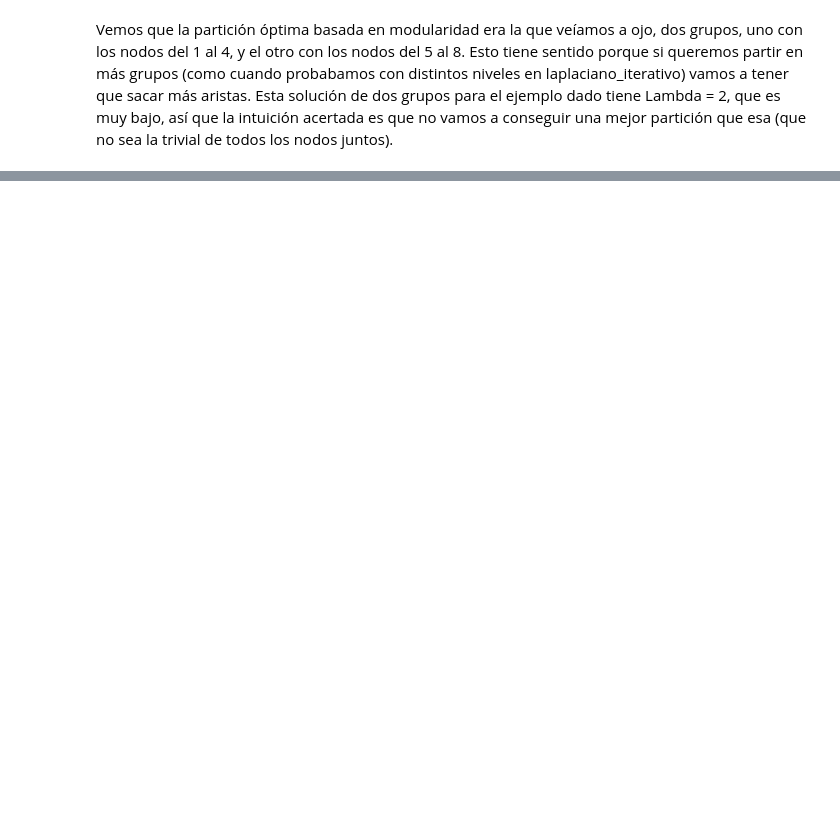
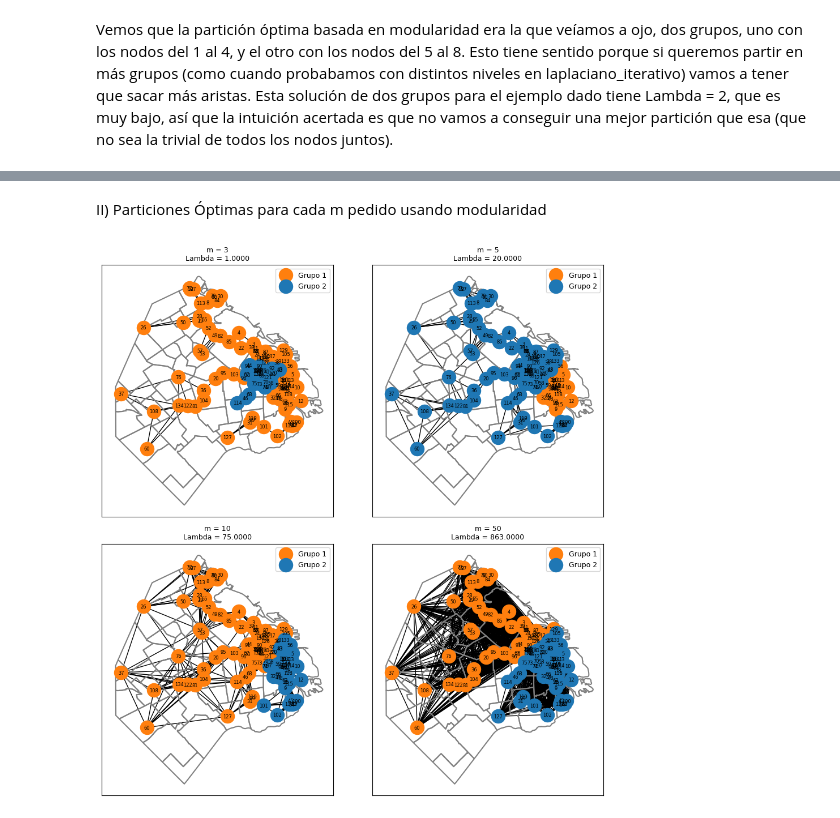
Before and after one commit to A9DJCP/TP1-ALC, a Jupyter notebook: TP1_template.ipynb, the cells around one changed output, grey strips where cells are left out. Drawn from its saved outputs; the diff is of its cells as text; code cells hidden in the pictures; blank space fills up the shorter version.

```diff
--- a/TP1_template.ipynb
+++ b/TP1_template.ipynb
@@ -1285,0 +1314,29 @@ Vemos que la partición óptima basada en modularidad era la que veíamos a ojo,
+# %% [markdown]
+II) Particiones Óptimas para cada m pedido usando modularidad
+# %%
+ms = [3, 5, 10, 50]
+
+fig, axs = plt.subplots(2, 2, figsize=(10, 10))  # 2 filas, 2 columnas
+axs = axs.flatten()
+
+for i, m in enumerate(ms):
+    A = simetrizar(construye_adyacencia(D, m))
+    L = calcula_L(A)
+    v, l, _ = metpotI2(L, 1)
+    s = np.sign(v)
+    lambda_val = calcula_lambda(L, s)
+
+    grupos = modularidad_iterativo(A)
+    M = biparticionar_grafo(A, grupos)
+    graficar_grupos(M, grupos, ax=axs[i])
+
+    axs[i].set_title(f"m = {m}\nLambda = {lambda_val:.4f}", fontsize=9)
+
+# Ocultar subplots vacíos si hay menos que 4
+for j in range(len(ms), len(axs)):
+    axs[j].axis('off')
+
+plt.tight_layout()
+plt.show()
+# %% [output]
+[figure, added]
```
Also changed, not shown: parts of 34 cells of this notebook, 1 other file.
